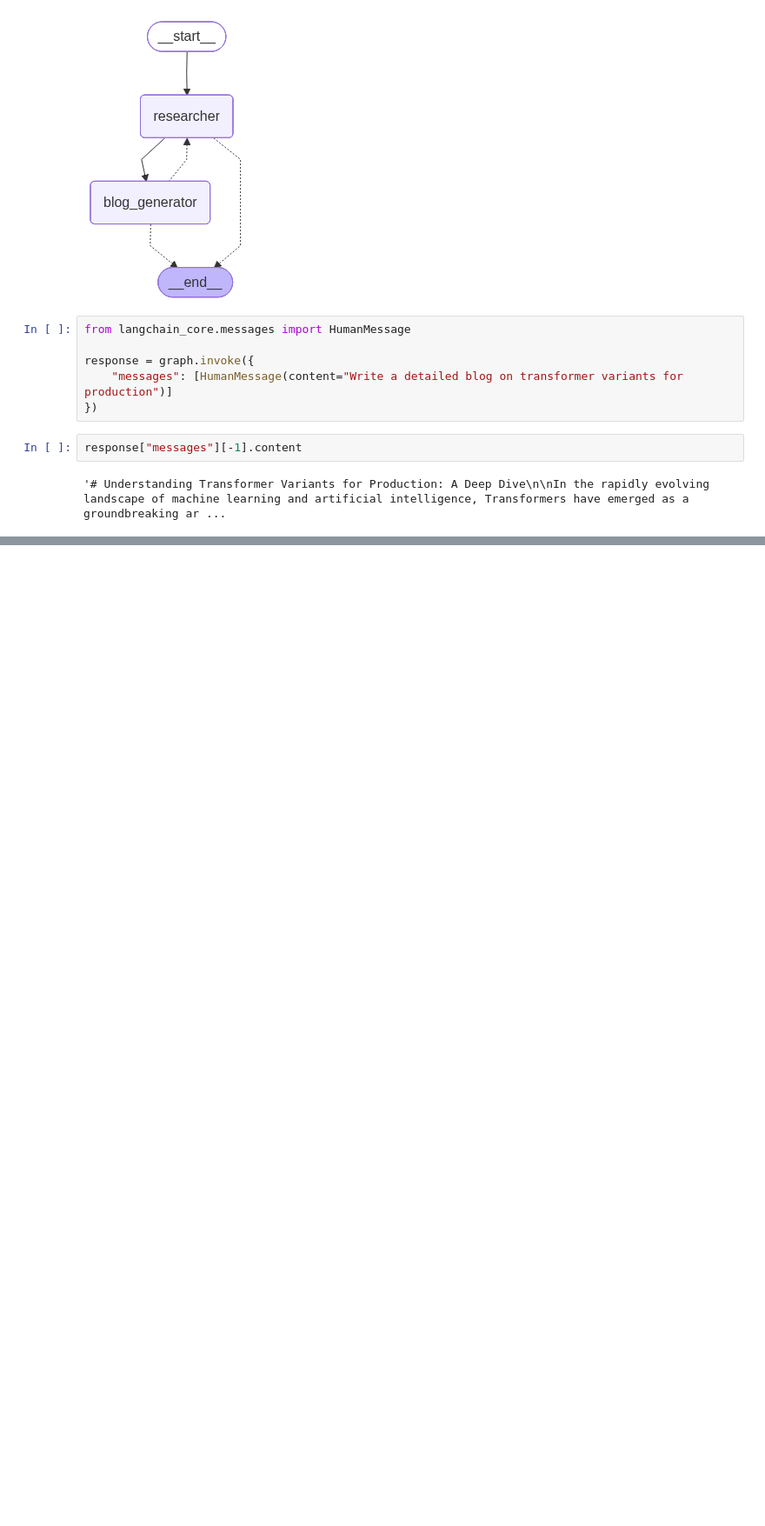
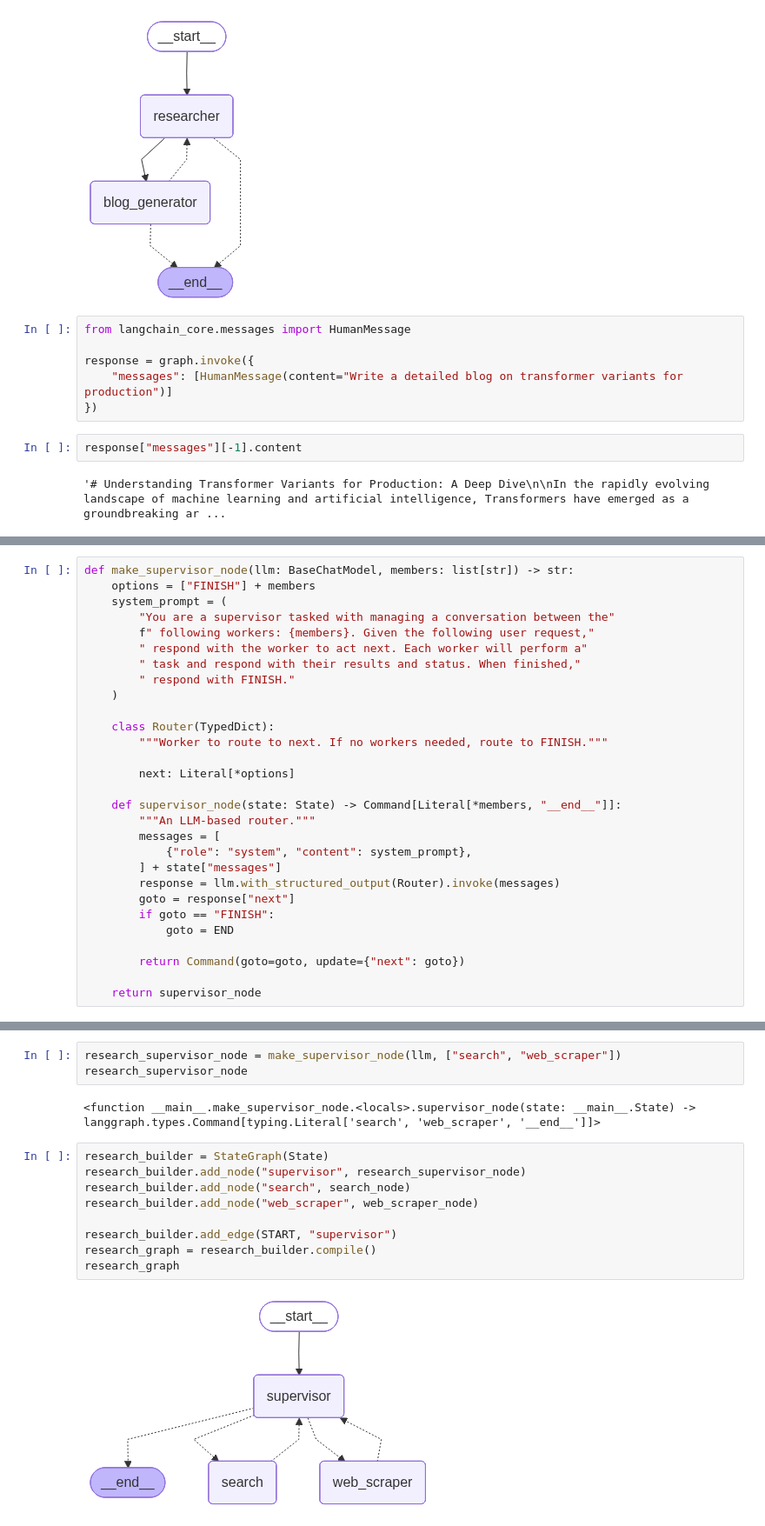
Before and after one commit to aakriti-nag/Agentic-RAG, a Jupyter notebook: multi_agents.ipynb, the cells around one changed output, grey strips where cells are left out. Shown at 87% size. Cells and saved outputs as stored; diff of their text form; blank space fills up the shorter version.

```diff
--- a/multi_agents.ipynb
+++ b/multi_agents.ipynb
@@ -235,0 +473,29 @@ response["messages"][-1].content
+# %%
+def make_supervisor_node(llm: BaseChatModel, members: list[str]) -> str:
+    options = ["FINISH"] + members
+    system_prompt = (
+        "You are a supervisor tasked with managing a conversation between the"
+        f" following workers: {members}. Given the following user request,"
+        " respond with the worker to act next. Each worker will perform a"
+        " task and respond with their results and status. When finished,"
+        " respond with FINISH."
+    )
+
+    class Router(TypedDict):
+        """Worker to route to next. If no workers needed, route to FINISH."""
+
+        next: Literal[*options]
+
+    def supervisor_node(state: State) -> Command[Literal[*members, "__end__"]]:
+        """An LLM-based router."""
+        messages = [
+            {"role": "system", "content": system_prompt},
+        ] + state["messages"]
+        response = llm.with_structured_output(Router).invoke(messages)
+        goto = response["next"]
+        if goto == "FINISH":
+            goto = END
+
+        return Command(goto=goto, update={"next": goto})
+
+    return supervisor_node
@@ -235,0 +548,16 @@ response["messages"][-1].content
+# %%
+research_supervisor_node = make_supervisor_node(llm, ["search", "web_scraper"])
+research_supervisor_node
+# %% [output]
+<function __main__.make_supervisor_node.<locals>.supervisor_node(state: __main__.State) -> langgraph.types.Command[typing.Literal['search', 'web_scraper', '__end__']]>
+# %%
+research_builder = StateGraph(State)
+research_builder.add_node("supervisor", research_supervisor_node)
+research_builder.add_node("search", search_node)
+research_builder.add_node("web_scraper", web_scraper_node)
+
+research_builder.add_edge(START, "supervisor")
+research_graph = research_builder.compile()
+research_graph
+# %% [output]
+[figure, added]
```
Also changed, not shown: parts of 25 cells of this notebook, 1 other file.
